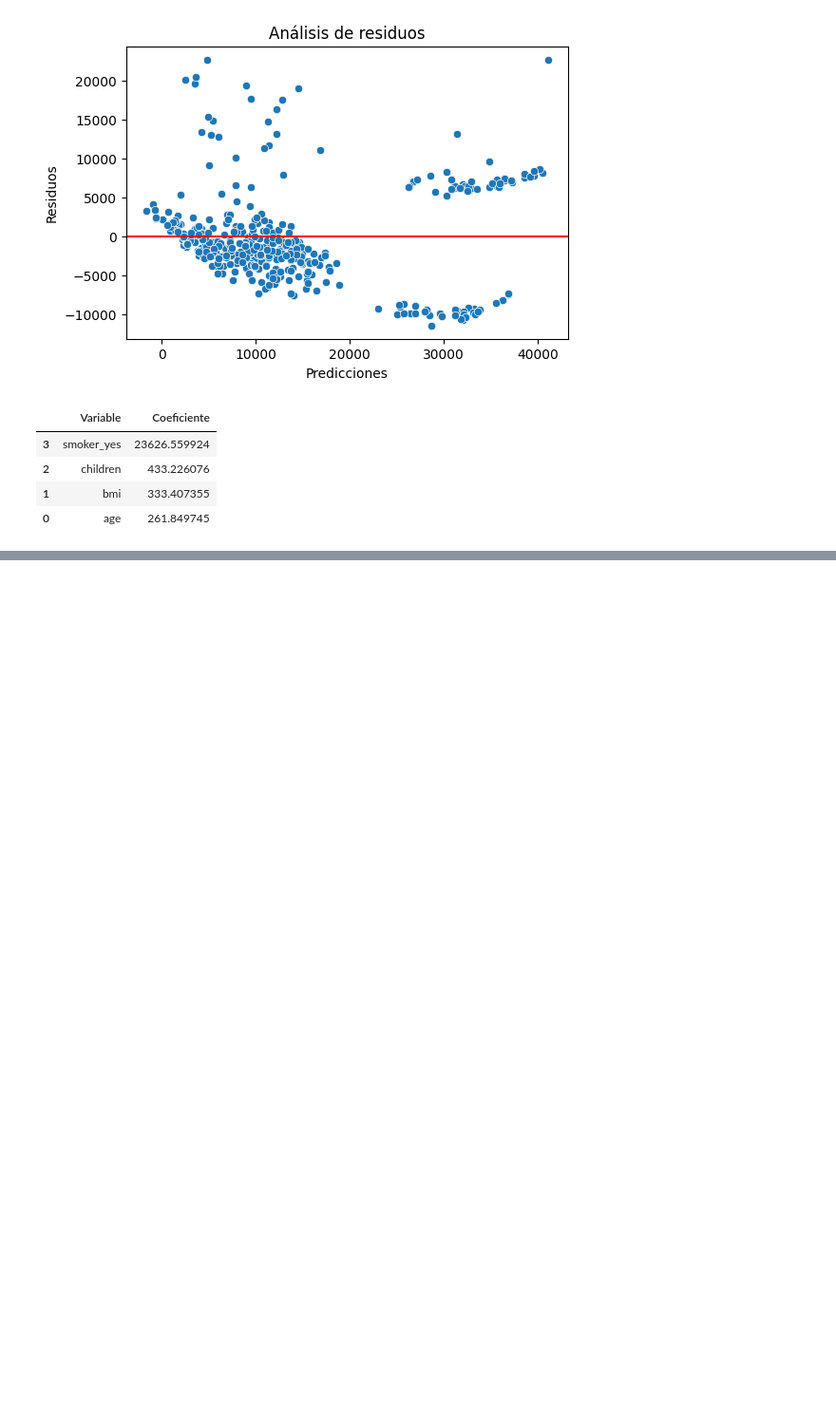
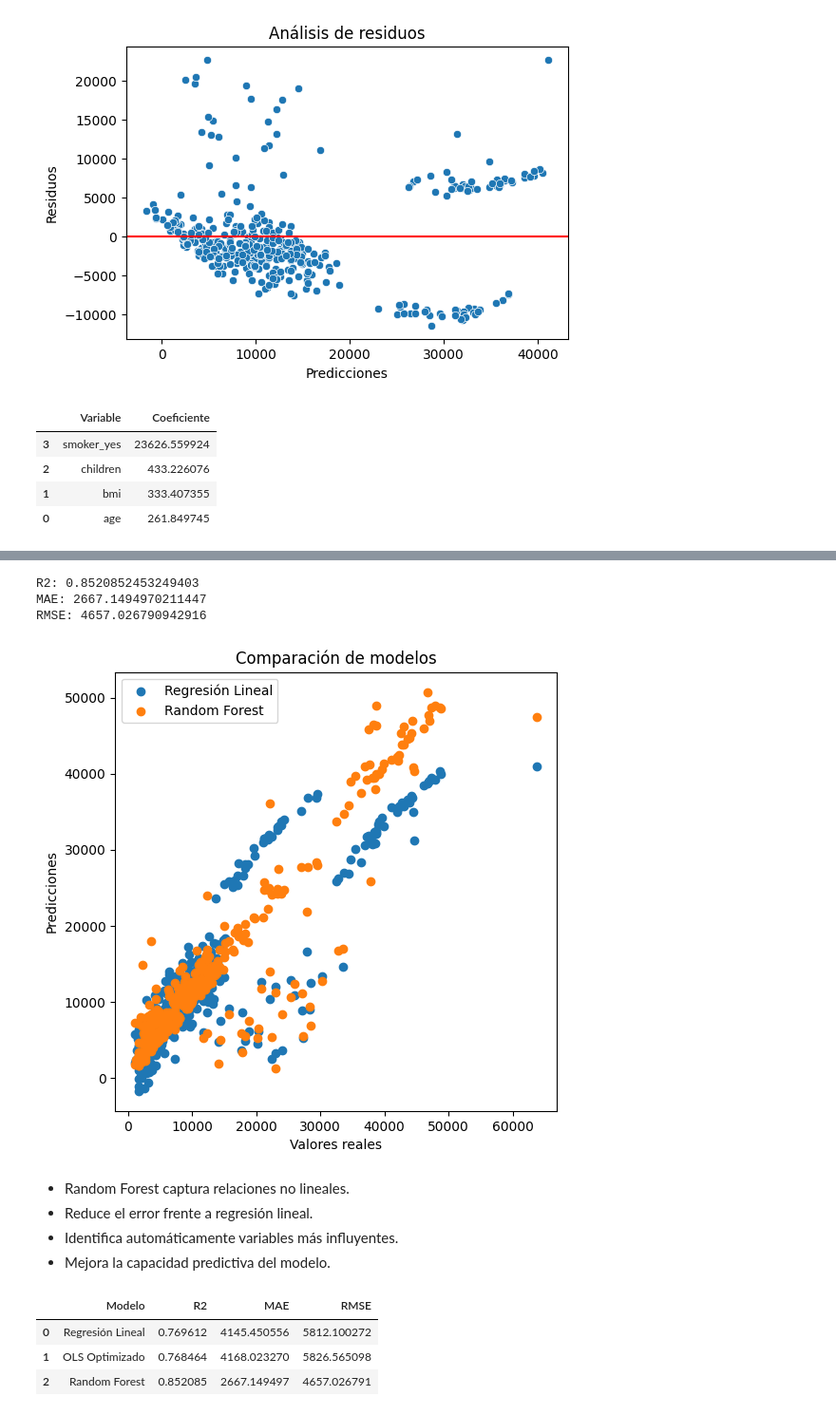
Before and after one commit to natbp/natbp_intro_ML, a Jupyter notebook: src/02-linear-regression-medical-insurance-cost.ipynb, the cells around one changed output, grey strips where cells are left out. Shown at 95% size. Saved outputs shown, nothing was run; the diff lists cells and outputs as text; code cells hidden in the pictures; blank space fills up the shorter version.

```diff
--- a/src/02-linear-regression-medical-insurance-cost.ipynb
+++ b/src/02-linear-regression-medical-insurance-cost.ipynb
@@ -624,0 +639,27 @@ comprensión de los factores que impactan los costos asociados a los clientes.
+# %%
+print("R2:", r2_score(y_test_RL, y_pred_rf))
+print("MAE:", mean_absolute_error(y_test_RL, y_pred_rf))
+print("RMSE:", np.sqrt(mean_squared_error(y_test_RL, y_pred_rf)))
+# %% [output]
+R2: 0.8520852453249403
+MAE: 2667.1494970211447
+RMSE: 4657.026790942916
+# %%
+plt.figure(figsize=(6,6))
+
+plt.scatter(y_test_RL, y_pred_RL, label="Regresión Lineal")
+plt.scatter(y_test_RL, y_pred_rf, label="Random Forest")
+
+plt.xlabel("Valores reales")
+plt.ylabel("Predicciones")
+plt.title("Comparación de modelos")
+
+plt.legend()
+plt.show()
+# %% [output]
+[figure, added]
+# %% [markdown]
+- Random Forest captura relaciones no lineales.
+- Reduce el error frente a regresión lineal.
+- Identifica automáticamente variables más influyentes.
+- Mejora la capacidad predictiva del modelo.
@@ -624,0 +681,14 @@ comprensión de los factores que impactan los costos asociados a los clientes.
+# %%
+comparacion = pd.DataFrame({
+    "Modelo": ["Regresión Lineal", "OLS Optimizado", "Random Forest"],
+    "R2": [r2_rl, r2_opt, r2_rf],
+    "MAE": [mae_rl, mae_opt, mae_rf],
+    "RMSE": [rmse_rl, rmse_opt, rmse_rf]
+})
+
+comparacion
+# %% [output]
+|  | Modelo | R2 | MAE | RMSE |
+| 0 | Regresión Lineal | 0.769612 | 4145.450556 | 5812.100272 |
+| 1 | OLS Optimizado | 0.768464 | 4168.023270 | 5826.565098 |
+| 2 | Random Forest | 0.852085 | 2667.149497 | 4657.026791 |
```
Also changed, not shown: parts of 14 cells of this notebook.
